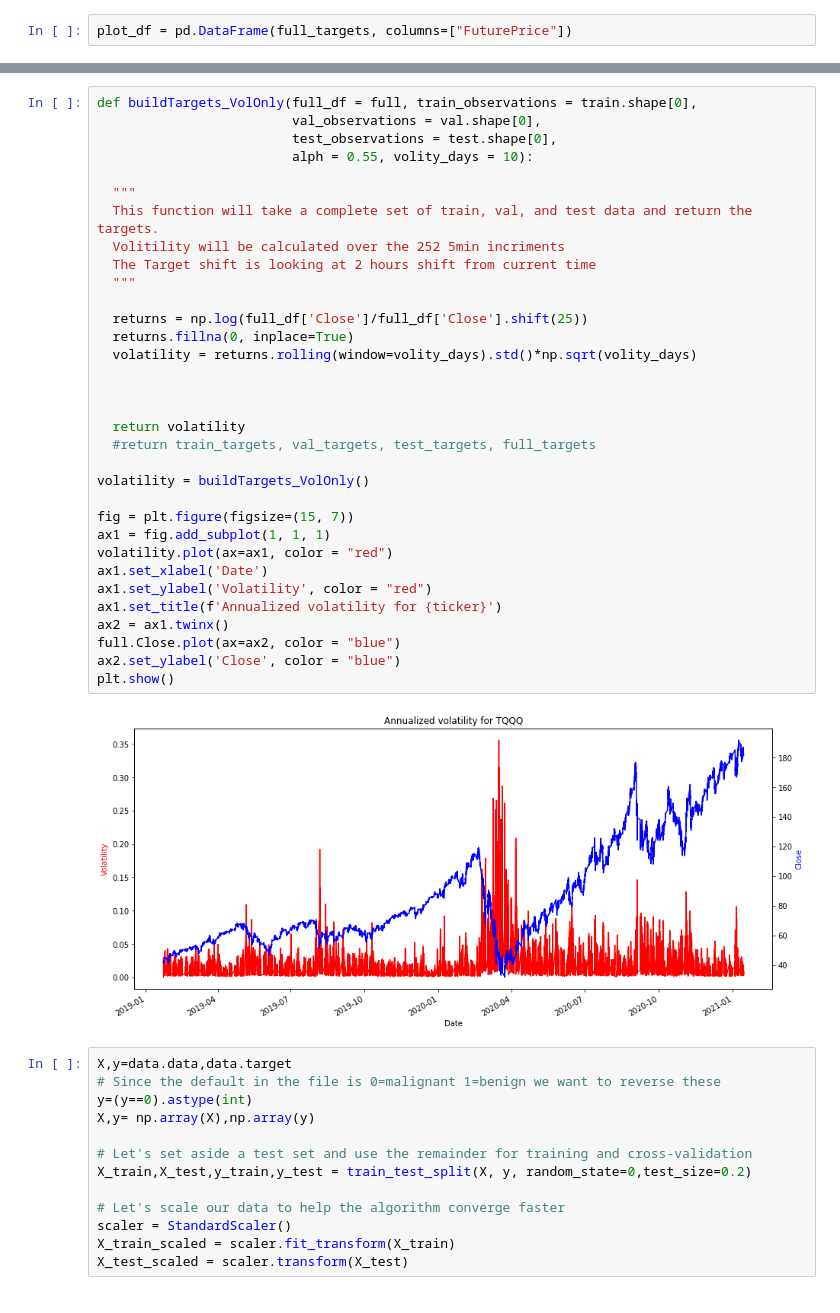
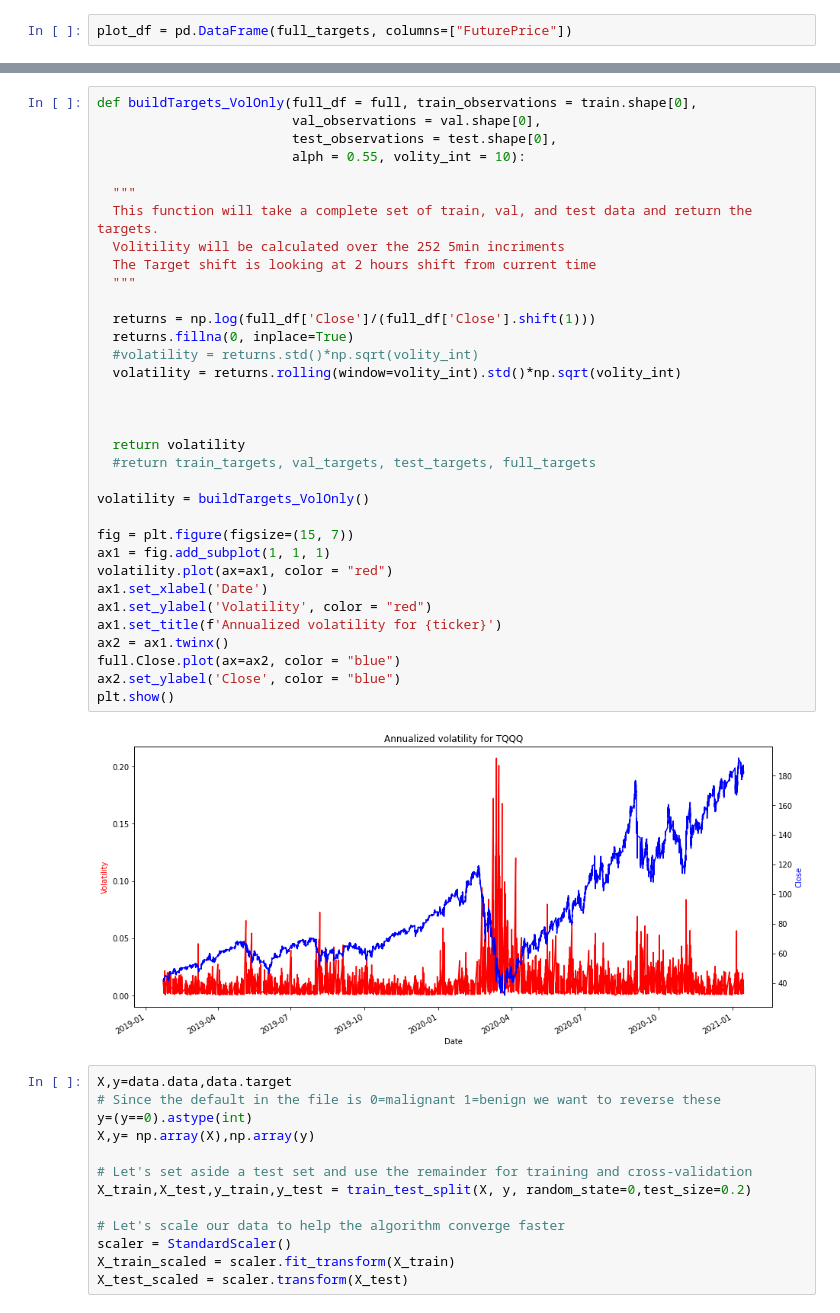
Before and after one commit to Cloblak/aipi540_deeplearning, a Jupyter notebook: 1D_CNN_Attempts/1D_CNN.ipynb, the cells around one changed output, grey strips where cells are left out. Cells and saved outputs as stored; diff of their text form.

```diff
--- a/1D_CNN_Attempts/1D_CNN.ipynb
+++ b/1D_CNN_Attempts/1D_CNN.ipynb
@@ -194,37 +197,38 @@ plot_df["FuturePrice"].value_counts().plot(kind = 'bar')
 def buildTargets_VolOnly(full_df = full, train_observations = train.shape[0],
                          val_observations = val.shape[0],
                          test_observations = test.shape[0],
-                         alph = 0.55, volity_days = 10):
+                         alph = 0.55, volity_int = 10):
 
   """
   This function will take a complete set of train, val, and test data and return the targets.
   Volitility will be calculated over the 252 5min incriments
   The Target shift is looking at 2 hours shift from current time
   """
 
-  returns = np.log(full_df['Close']/full_df['Close'].shift(25))
+  returns = np.log(full_df['Close']/(full_df['Close'].shift(1)))
   returns.fillna(0, inplace=True)
-  volatility = returns.rolling(window=volity_days).std()*np.sqrt(volity_days)
+  #volatility = returns.std()*np.sqrt(volity_int)
+  volatility = returns.rolling(window=volity_int).std()*np.sqrt(volity_int)
 
 
 
   return volatility
   #return train_targets, val_targets, test_targets, full_targets
 
 volatility = buildTargets_VolOnly()
 
 fig = plt.figure(figsize=(15, 7))
 ax1 = fig.add_subplot(1, 1, 1)
 volatility.plot(ax=ax1, color = "red")
 ax1.set_xlabel('Date')
 ax1.set_ylabel('Volatility', color = "red")
 ax1.set_title(f'Annualized volatility for {ticker}')
 ax2 = ax1.twinx()
 full.Close.plot(ax=ax2, color = "blue")
 ax2.set_ylabel('Close', color = "blue")
 plt.show()
 # %% [output]
-[figure, old version]
+[figure, new version]
 # %%
 X,y=data.data,data.target
 # Since the default in the file is 0=malignant 1=benign we want to reverse these
```
Also changed, not shown: parts of 3 cells of this notebook.
